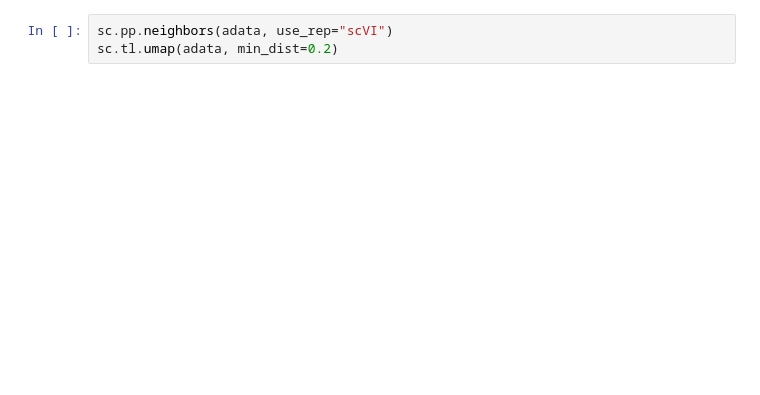
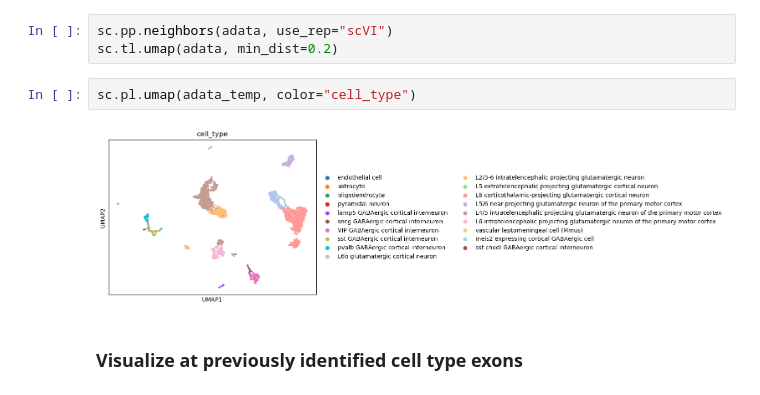
Before and after one commit to reliscu/pseudobulk_splicing_yao_2021_ACA, a Jupyter notebook: 14_plot_scRNA-seq_exons.ipynb, the cells around one changed output. Cells and saved outputs as stored; diff of their text form; blank space fills up the shorter version.

```diff
--- a/14_plot_scRNA-seq_exons.ipynb
+++ b/14_plot_scRNA-seq_exons.ipynb
@@ -30,3 +31,9 @@ sum(adata.obs_names == sdata.obs_names)
 # %%
 sc.pp.neighbors(adata, use_rep="scVI")
 sc.tl.umap(adata, min_dist=0.2)
+# %%
+sc.pl.umap(adata_temp, color="cell_type")
+# %% [output]
+[figure, added]
+# %% [markdown]
+### Visualize at previously identified cell type exons
```
Also changed, not shown: parts of 27 cells of this notebook, 1 other file.
